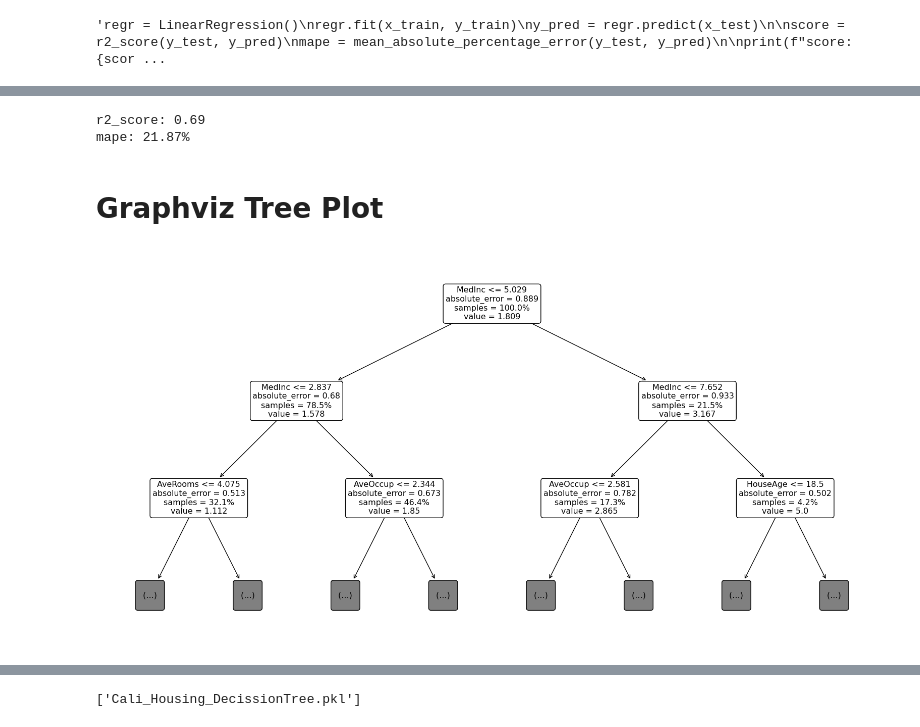
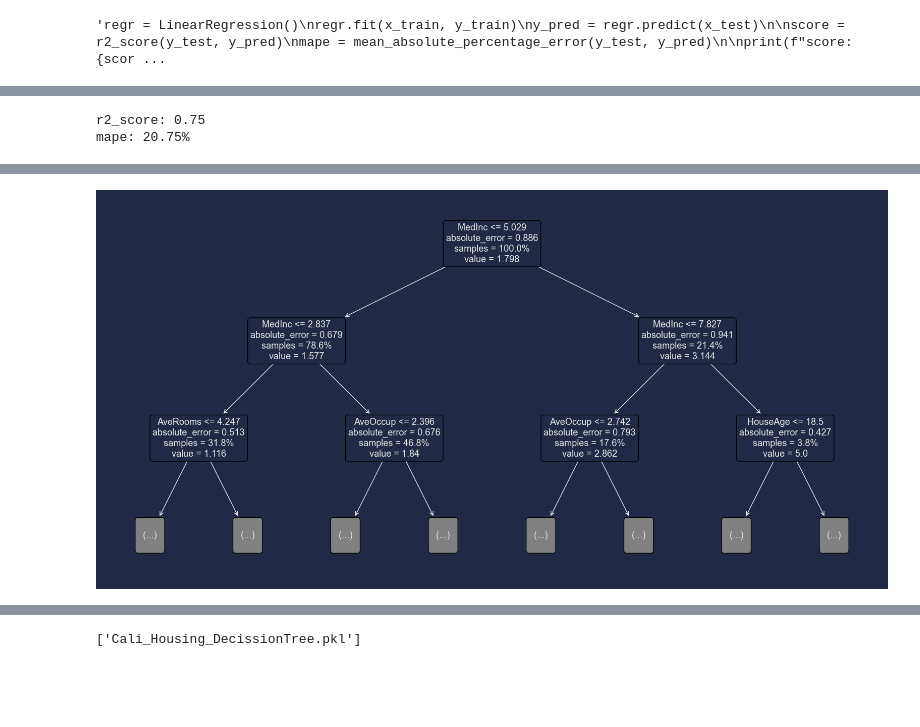
Before and after one commit to RouvenDecker/Machine_Learning-, a Jupyter notebook: presentation/Project.ipynb, the cells around one changed output, grey strips where cells are left out. Saved outputs shown, nothing was run; the diff lists cells and outputs as text; code cells hidden in the pictures; blank space fills up the shorter version.

```diff
--- a/presentation/Project.ipynb
+++ b/presentation/Project.ipynb
@@ -136,11 +130,0 @@ styler.exec_styled_cell(15)
-# %%
-from sklearn.preprocessing import StandardScaler
-
-x = features.to_numpy()
-y = target.to_numpy()
-
-x_pre_scaled = x
-
-scaler = StandardScaler()
-scaler.fit(x)
-x = scaler.transform(x)
@@ -241,20 +220,18 @@ mape = mean_absolute_percentage_error(y_test, y_pred)
 print(f"r2_score: {score:.2f}")
 print(f"mape: {mape*100:.2f}%")
 # %% [output]
-r2_score: 0.69
-mape: 21.87%
+r2_score: 0.75
+mape: 20.75%
-# %% [markdown]
-# Graphviz Tree Plot
-# %%
-from printing import plot_prescaled_tree
-
-params = {'criterion': 'absolute_error', 'max_depth': 30,
-          'min_samples_leaf': 15, 'min_samples_split': 25}
-plot_prescaled_tree(x=x_pre_scaled, y=y, params=params,
-                    feature_names=housing.columns.values.tolist())
-# %% [output]
-[figure, removed]
 # %%
 styler.exec_styled_cell(23)
 # %% [output]
 [interactive output not drawn]
+# %%
+from printing import plot_prescaled_tree
+
+params = {'criterion': 'absolute_error', 'max_depth': 30,
+          'min_samples_leaf': 15, 'min_samples_split': 25}
+plot_prescaled_tree(x=x, y=y, params=params,
+                    feature_names=housing.columns.values.tolist())
+# %% [output]
+[figure, added]
```
Also changed, not shown: parts of 11 cells of this notebook, 3 other files.
